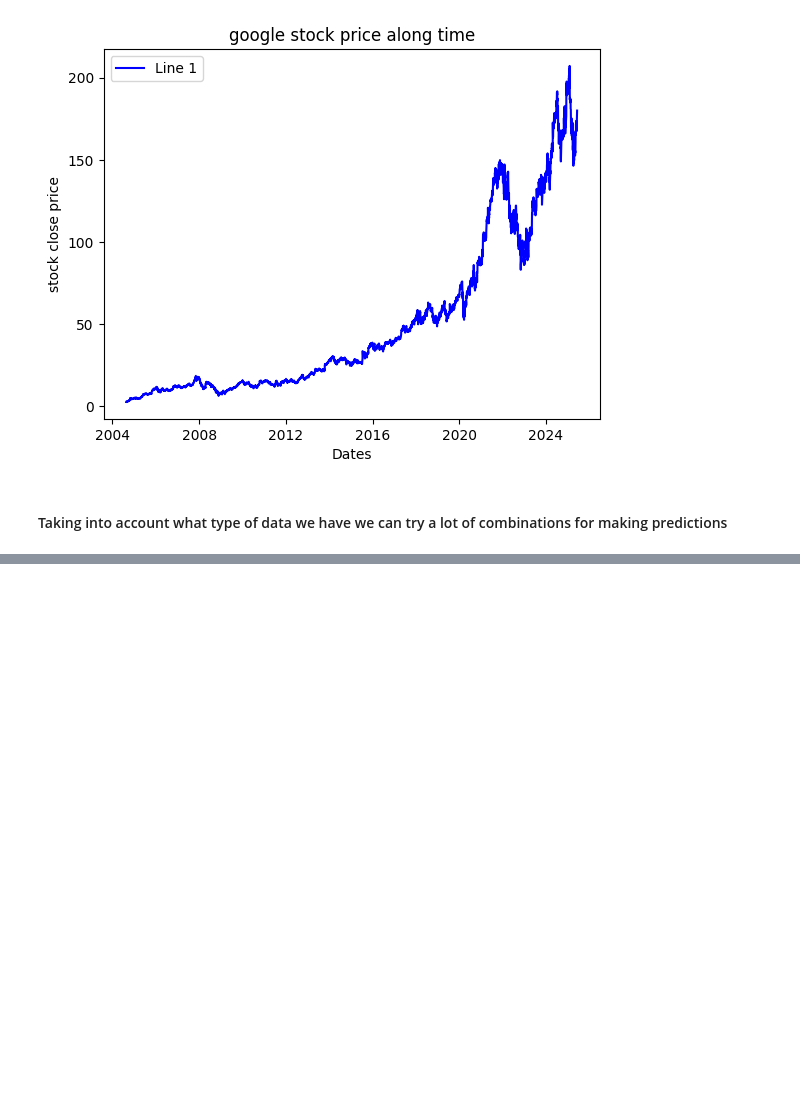
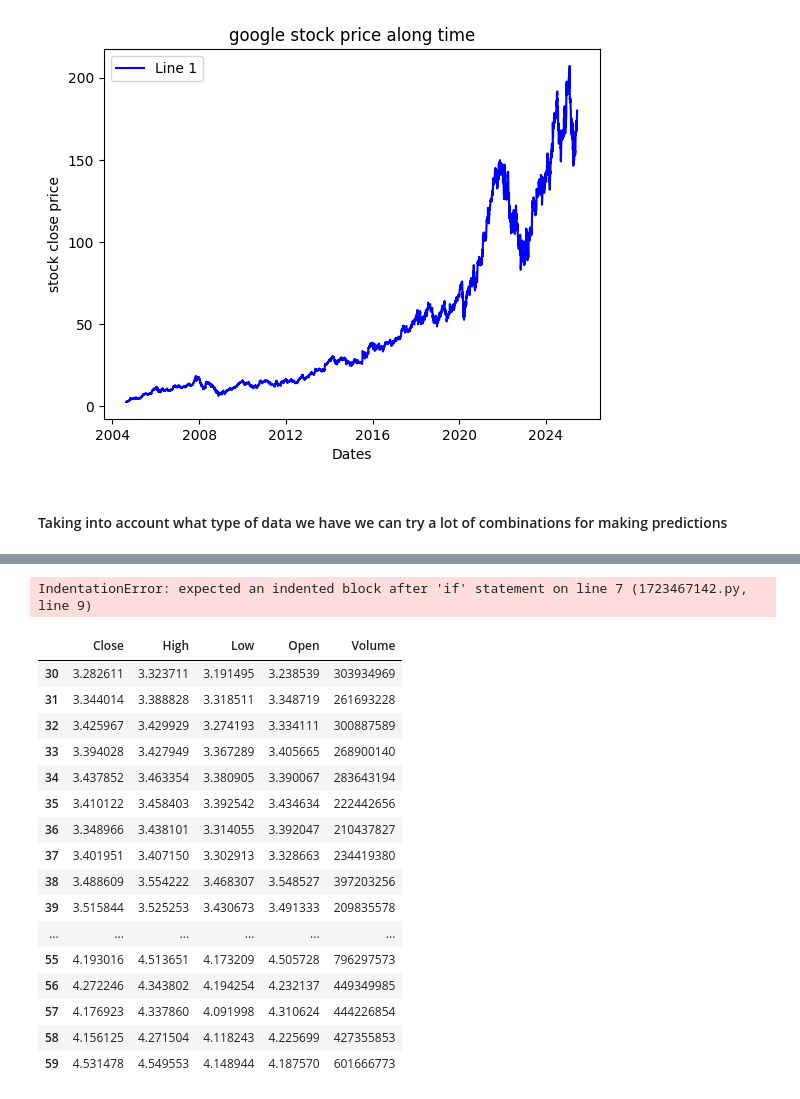
Before and after one commit to deep-learning-stuff/google_stock_predictor, a Jupyter notebook: predictor.ipynb, the cells around one changed output, grey strips where cells are left out. Drawn from its saved outputs; the diff is of its cells as text; code cells hidden in the pictures; blank space fills up the shorter version.

Commit message:
add the function to process the data

```diff
--- a/predictor.ipynb
+++ b/predictor.ipynb
@@ -59,0 +72,18 @@ dataset.head()
+# %%
+def prepare_data(dataset):
+    X_train = []
+    y_train = []
+
+    for i in range(1, len(dataset)):
+
+        if i < seq_len: # fills with zeros
+             X_train.append([0] * (max_len - len(seq)) + dataset.iloc[:i, 1:])
+
+        else: # this eliminates the extre values
+            X_train.append(dataset.iloc[i-30:i, 1:])
+
+        y_train.append(dataset.iloc[i, 1:])
+
+    return X_train, y_train
+# %% [output]
+IndentationError: expected an indented block after 'if' statement on line 7 (1723467142.py, line 9)
@@ -59,0 +92,20 @@ dataset.head()
+# %%
+dataset.iloc[60-30:60, 1:]
+# %% [output]
+|  | Close | High | Low | Open | Volume |
+| 30 | 3.282611 | 3.323711 | 3.191495 | 3.238539 | 303934969 |
+| 31 | 3.344014 | 3.388828 | 3.318511 | 3.348719 | 261693228 |
+| 32 | 3.425967 | 3.429929 | 3.274193 | 3.334111 | 300887589 |
+| 33 | 3.394028 | 3.427949 | 3.367289 | 3.405665 | 268900140 |
+| 34 | 3.437852 | 3.463354 | 3.380905 | 3.390067 | 283643194 |
+| 35 | 3.410122 | 3.458403 | 3.392542 | 3.434634 | 222442656 |
+| 36 | 3.348966 | 3.438101 | 3.314055 | 3.392047 | 210437827 |
+| 37 | 3.401951 | 3.407150 | 3.302913 | 3.328663 | 234419380 |
+| 38 | 3.488609 | 3.554222 | 3.468307 | 3.548527 | 397203256 |
+| 39 | 3.515844 | 3.525253 | 3.430673 | 3.491333 | 209835578 |
+| ... | ... | ... | ... | ... | ... |
+| 55 | 4.193016 | 4.513651 | 4.173209 | 4.505728 | 796297573 |
+| 56 | 4.272246 | 4.343802 | 4.194254 | 4.232137 | 449349985 |
+| 57 | 4.176923 | 4.337860 | 4.091998 | 4.310624 | 444226854 |
+| 58 | 4.156125 | 4.271504 | 4.118243 | 4.225699 | 427355853 |
+| 59 | 4.531478 | 4.549553 | 4.148944 | 4.187570 | 601666773 |
```
Also changed, not shown: parts of 4 cells of this notebook.
